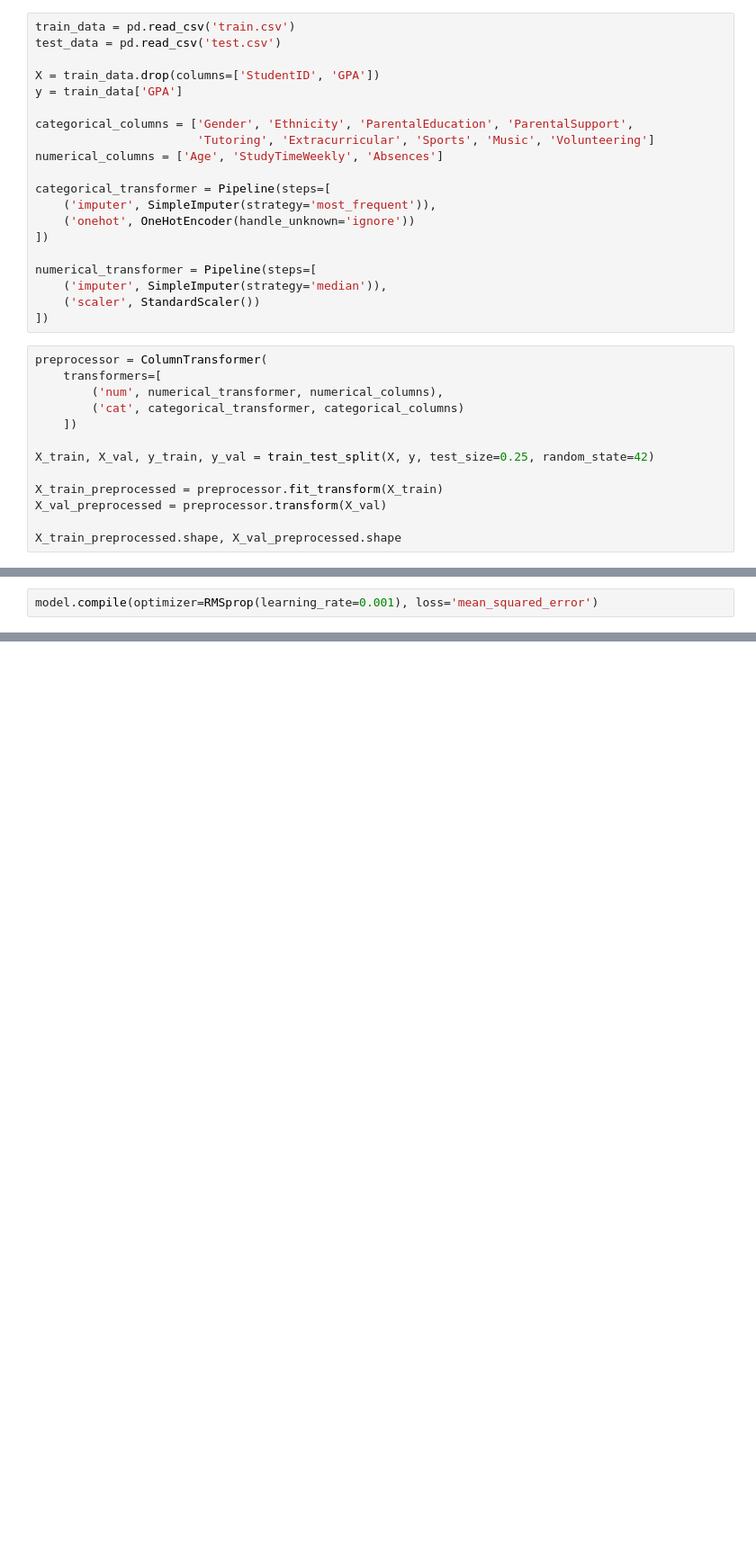
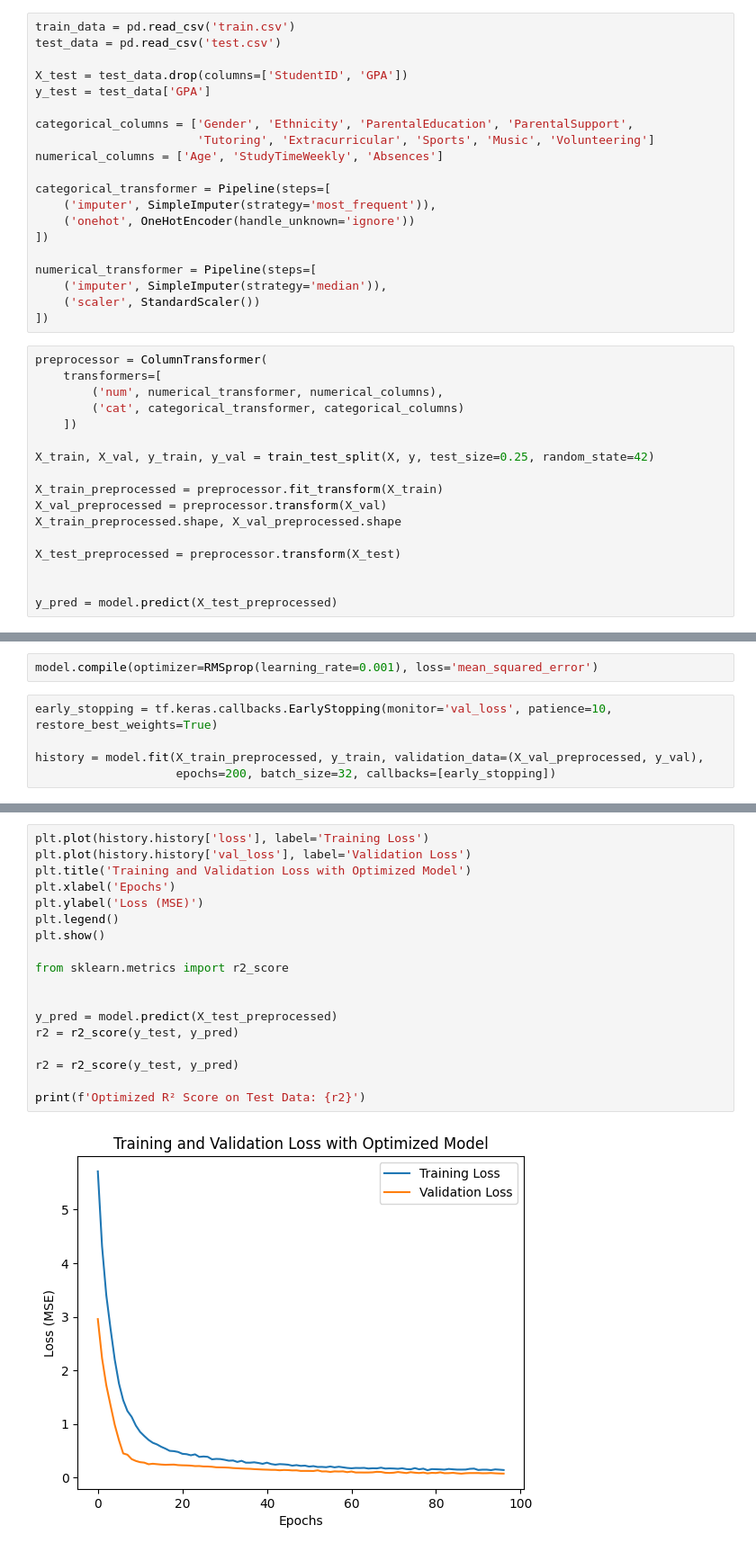
Before and after one commit to mhdykz/predict-student-GPA-using-a-neural-network, a Jupyter notebook: student_GPA_dev.ipynb, the cells around one changed output, grey strips where cells are left out. Shown at 90% size. Drawn from its saved outputs; the diff is of its cells as text; blank space fills up the shorter version.

Commit message:
test the pro model

```diff
--- a/student_GPA_dev.ipynb
+++ b/student_GPA_dev.ipynb
@@ -17,8 +17,8 @@ from tensorflow.keras import regularizers
 train_data = pd.read_csv('train.csv')
 test_data = pd.read_csv('test.csv')
 
-X = train_data.drop(columns=['StudentID', 'GPA'])
-y = train_data['GPA']
+X_test = test_data.drop(columns=['StudentID', 'GPA'])
+y_test = test_data['GPA']
 
 categorical_columns = ['Gender', 'Ethnicity', 'ParentalEducation', 'ParentalSupport',
                        'Tutoring', 'Extracurricular', 'Sports', 'Music', 'Volunteering']
@@ -44,6 +44,10 @@ X_train, X_val, y_train, y_val = train_test_split(X, y, test_size=0.25, random_s
 
 X_train_preprocessed = preprocessor.fit_transform(X_train)
 X_val_preprocessed = preprocessor.transform(X_val)
+X_train_preprocessed.shape, X_val_preprocessed.shape
 
-X_train_preprocessed.shape, X_val_preprocessed.shape
+X_test_preprocessed = preprocessor.transform(X_test)
+
+
+y_pred = model.predict(X_test_preprocessed)
 # %% [output]
@@ -68,3 +72,8 @@ model.add(layers.Dropout(0.4))
 model.add(layers.Dense(1))
 # %%
 model.compile(optimizer=RMSprop(learning_rate=0.001), loss='mean_squared_error')
+# %%
+early_stopping = tf.keras.callbacks.EarlyStopping(monitor='val_loss', patience=10, restore_best_weights=True)
+
+history = model.fit(X_train_preprocessed, y_train, validation_data=(X_val_preprocessed, y_val),
+                    epochs=200, batch_size=32, callbacks=[early_stopping])
@@ -70,0 +98,20 @@ model.compile(optimizer=RMSprop(learning_rate=0.001), loss='mean_squared_error')
+# %%
+plt.plot(history.history['loss'], label='Training Loss')
+plt.plot(history.history['val_loss'], label='Validation Loss')
+plt.title('Training and Validation Loss with Optimized Model')
+plt.xlabel('Epochs')
+plt.ylabel('Loss (MSE)')
+plt.legend()
+plt.show()
+
+from sklearn.metrics import r2_score
+
+
+y_pred = model.predict(X_test_preprocessed)
+r2 = r2_score(y_test, y_pred)
+
+r2 = r2_score(y_test, y_pred)
+
+print(f'Optimized R² Score on Test Data: {r2}')
+# %% [output]
+[figure, added]
```
Also changed, not shown: parts of 3 cells of this notebook.
